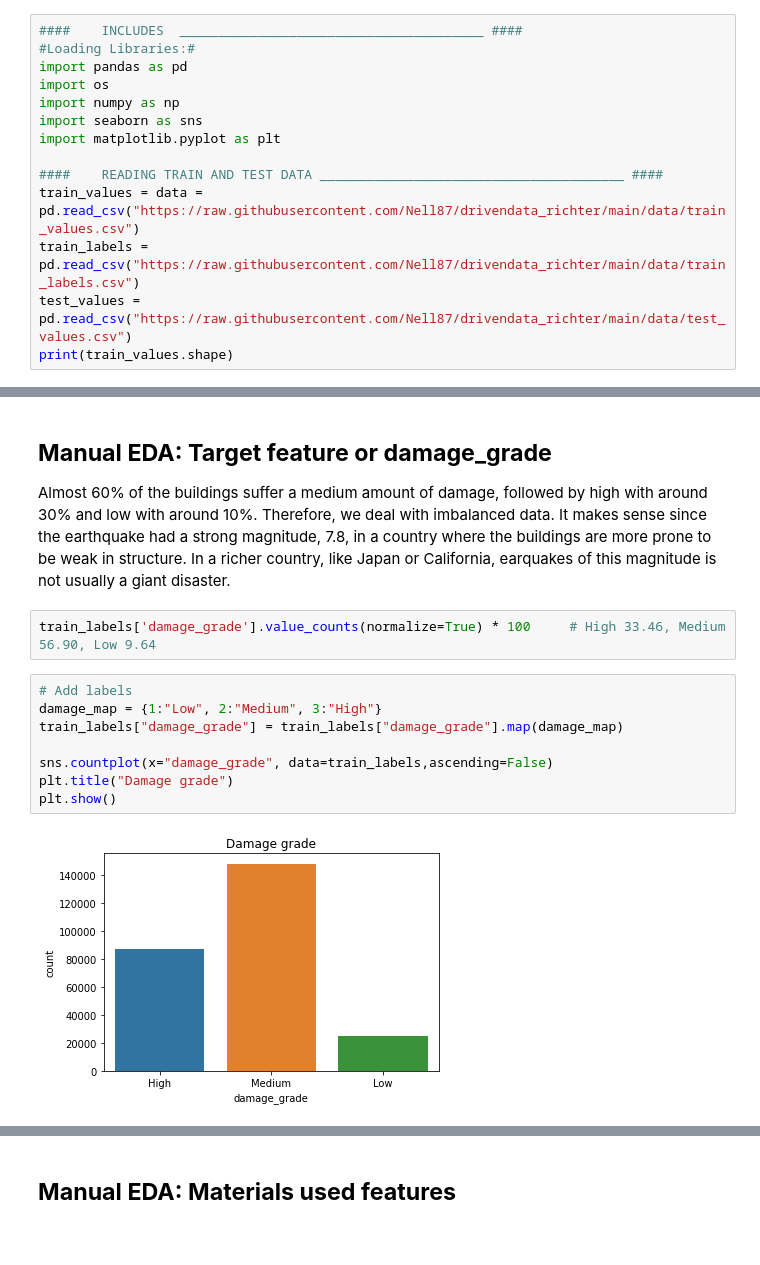
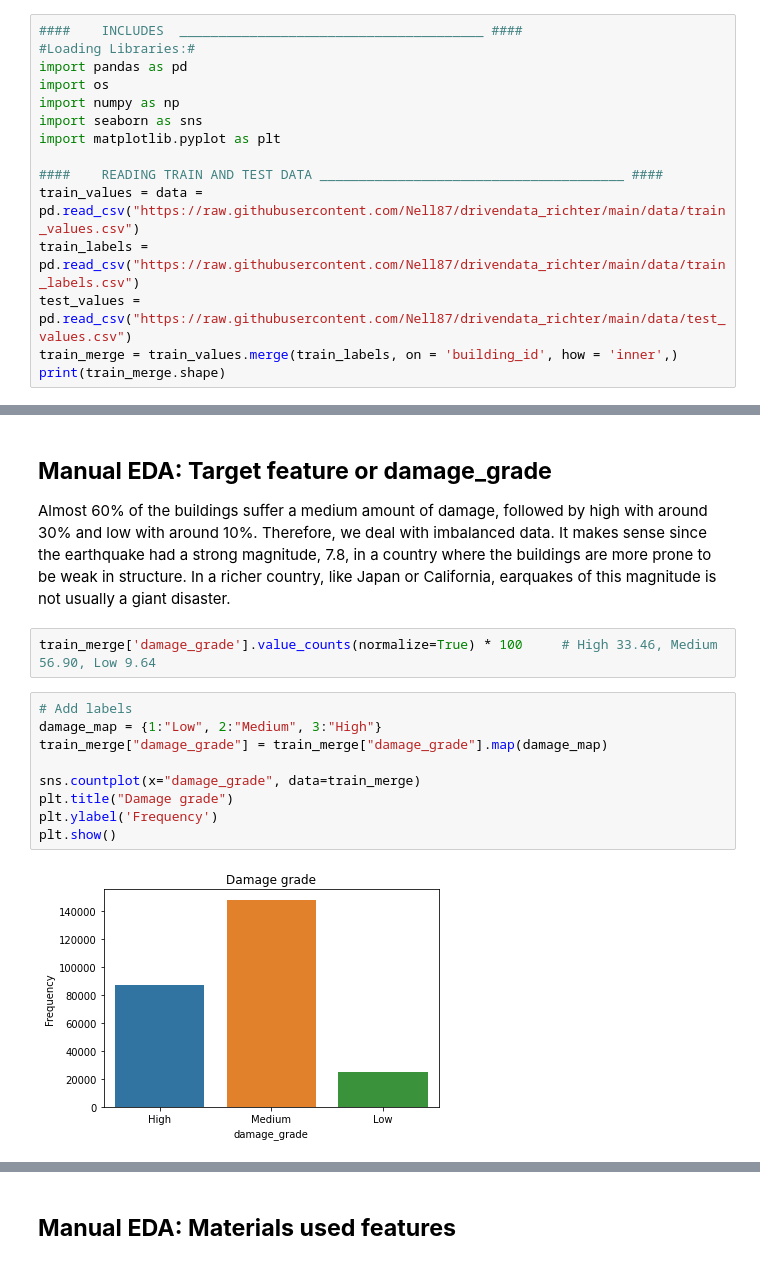
Before and after one commit to Nell87/drivendata_richter, a Jupyter notebook: script/analysis.ipynb, the cells around one changed output, grey strips where cells are left out. Cells and saved outputs as stored; diff of their text form.

```diff
--- a/script/analysis.ipynb
+++ b/script/analysis.ipynb
@@ -23,5 +23,6 @@ import matplotlib.pyplot as plt
 train_values = data = pd.read_csv("https://raw.githubusercontent.com/Nell87/drivendata_richter/main/data/train_values.csv")
 train_labels = pd.read_csv("https://raw.githubusercontent.com/Nell87/drivendata_richter/main/data/train_labels.csv")
 test_values = pd.read_csv("https://raw.githubusercontent.com/Nell87/drivendata_richter/main/data/test_values.csv")
-print(train_values.shape)
+train_merge = train_values.merge(train_labels, on = 'building_id', how = 'inner',)
+print(train_merge.shape)
 # %% [output]
@@ -65,16 +70,17 @@ train_values.describe()
 ## **Manual EDA: Target feature or damage_grade**
 Almost 60% of the buildings suffer a medium amount of damage, followed by high with around 30% and low with around 10%. Therefore, we deal with imbalanced data. It makes sense since the earthquake had a strong magnitude, 7.8,  in a country where the buildings are more prone to be weak in structure. In a richer country, like Japan or California, earquakes of this magnitude is not usually a giant disaster.
 # %%
-train_labels['damage_grade'].value_counts(normalize=True) * 100     # High 33.46, Medium 56.90, Low 9.64
+train_merge['damage_grade'].value_counts(normalize=True) * 100     # High 33.46, Medium 56.90, Low 9.64
 # %%
 # Add labels
 damage_map = {1:"Low", 2:"Medium", 3:"High"}
-train_labels["damage_grade"] = train_labels["damage_grade"].map(damage_map)
+train_merge["damage_grade"] = train_merge["damage_grade"].map(damage_map)
 
-sns.countplot(x="damage_grade", data=train_labels,ascending=False)
+sns.countplot(x="damage_grade", data=train_merge)
 plt.title("Damage grade")
+plt.ylabel('Frequency')
 plt.show()
 # %% [output]
-[figure, old version]
+[figure, new version]
 # %% [markdown]
 ## **Manual EDA: Location features**
```
Also changed, not shown: parts of 5 cells of this notebook.
